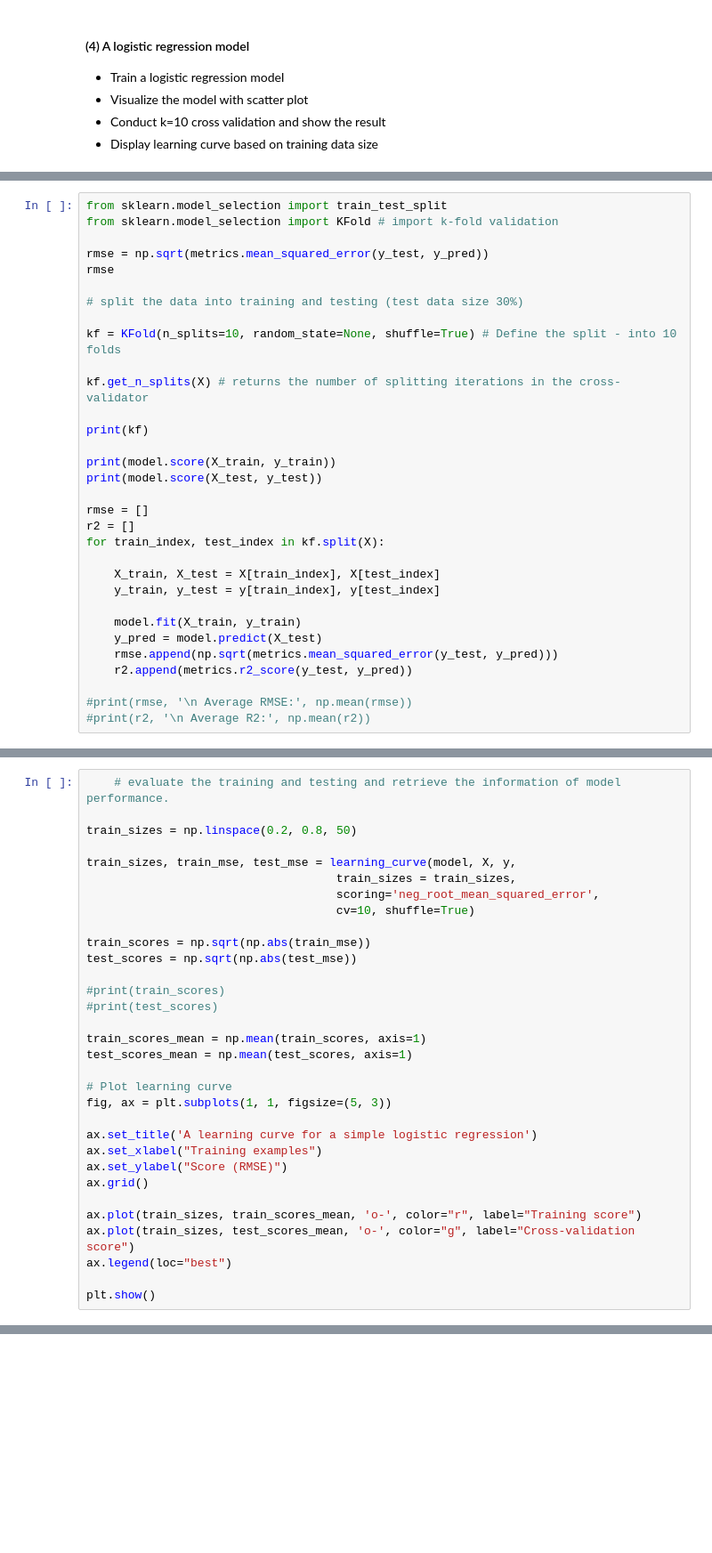
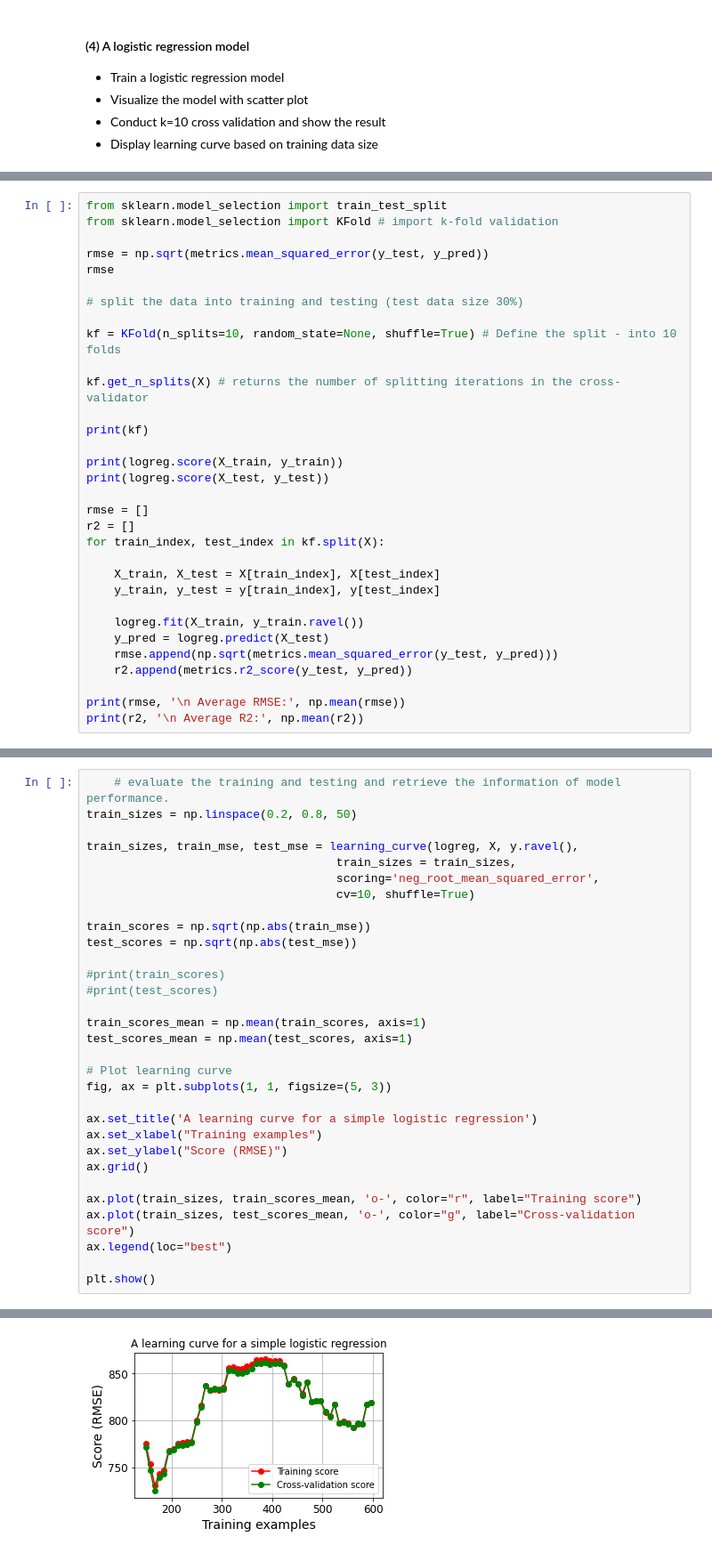
Before and after one commit to weswong02/CPSC4310, a Jupyter notebook: ME5_simpleRegression_COVID19/simpleLinearRegression.ipynb, the cells around one changed output, grey strips where cells are left out. Shown: that part at 89% size. Cells and saved outputs as stored; diff of their text form; blank space fills up the shorter version.

```diff
--- a/ME5_simpleRegression_COVID19/simpleLinearRegression.ipynb
+++ b/ME5_simpleRegression_COVID19/simpleLinearRegression.ipynb
@@ -831,8 +863,8 @@ kf.get_n_splits(X) # returns the number of splitting iterations in the cross-val
 
 print(kf)
 
-print(model.score(X_train, y_train))
-print(model.score(X_test, y_test))
+print(logreg.score(X_train, y_train))
+print(logreg.score(X_test, y_test))
 
 rmse = []
 r2 = []
@@ -841,12 +873,12 @@ for train_index, test_index in kf.split(X):
     X_train, X_test = X[train_index], X[test_index]
     y_train, y_test = y[train_index], y[test_index]
 
-    model.fit(X_train, y_train)
-    y_pred = model.predict(X_test)
+    logreg.fit(X_train, y_train.ravel())
+    y_pred = logreg.predict(X_test)
     rmse.append(np.sqrt(metrics.mean_squared_error(y_test, y_pred)))
     r2.append(metrics.r2_score(y_test, y_pred))
 
-#print(rmse, '\n Average RMSE:', np.mean(rmse))
-#print(r2, '\n Average R2:', np.mean(r2))
+print(rmse, '\n Average RMSE:', np.mean(rmse))
+print(r2, '\n Average R2:', np.mean(r2))
 # %% [output]
 KFold(n_splits=10, random_state=None, shuffle=True)
@@ -872,9 +888,8 @@ Please also refer to the documentation for alternative solver options:
 # %%
     # evaluate the training and testing and retrieve the information of model performance.
-
 train_sizes = np.linspace(0.2, 0.8, 50)
 
-train_sizes, train_mse, test_mse = learning_curve(model, X, y,
+train_sizes, train_mse, test_mse = learning_curve(logreg, X, y.ravel(),
                                     train_sizes = train_sizes,
                                     scoring='neg_root_mean_squared_error',
                                     cv=10, shuffle=True)
@@ -923,3 +920,4 @@ KeyboardInterrupt:
+[figure, added]
 # %% [markdown]
 ### Part 2: Write a summary of what you find from the data
 
```
Also changed, not shown: parts of 10 cells of this notebook, 1 other file.
